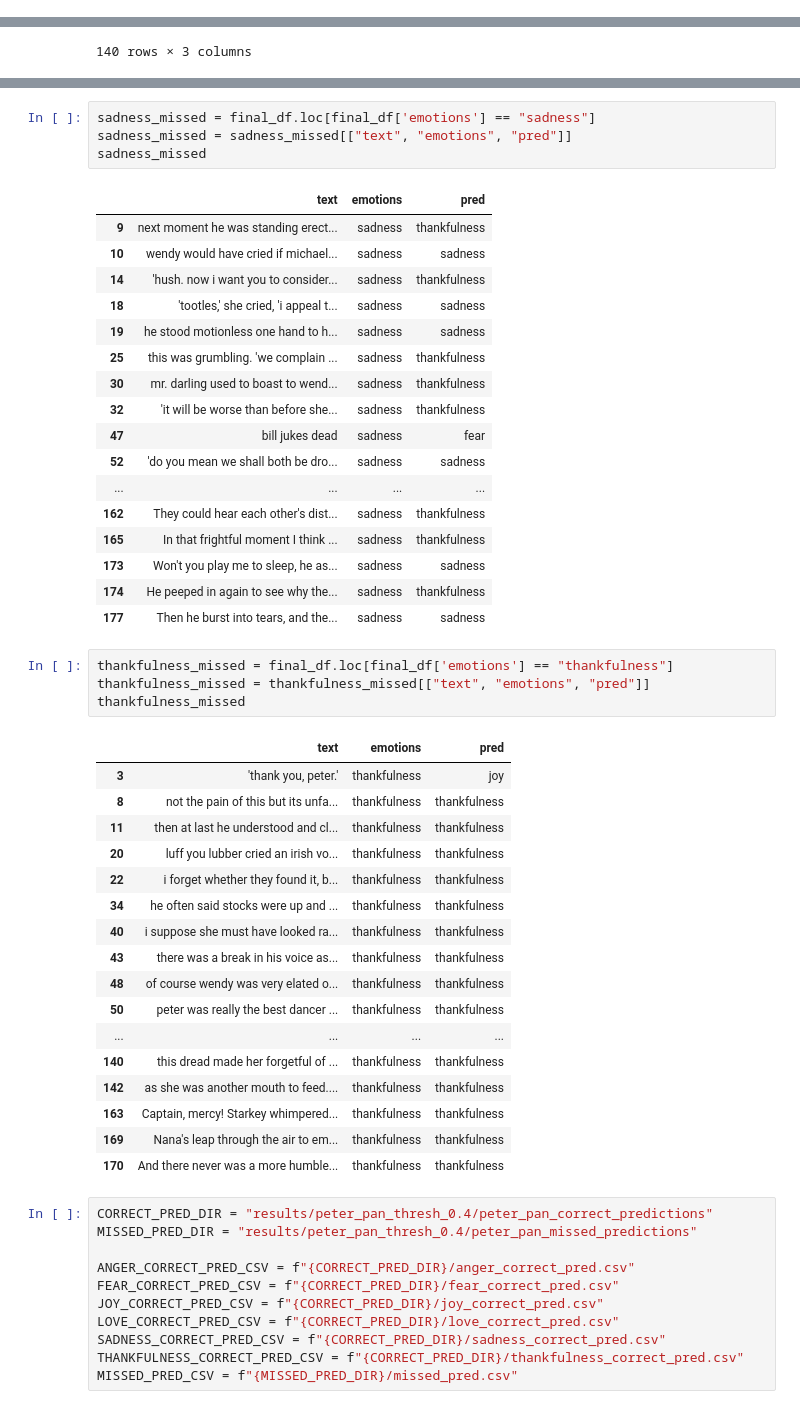
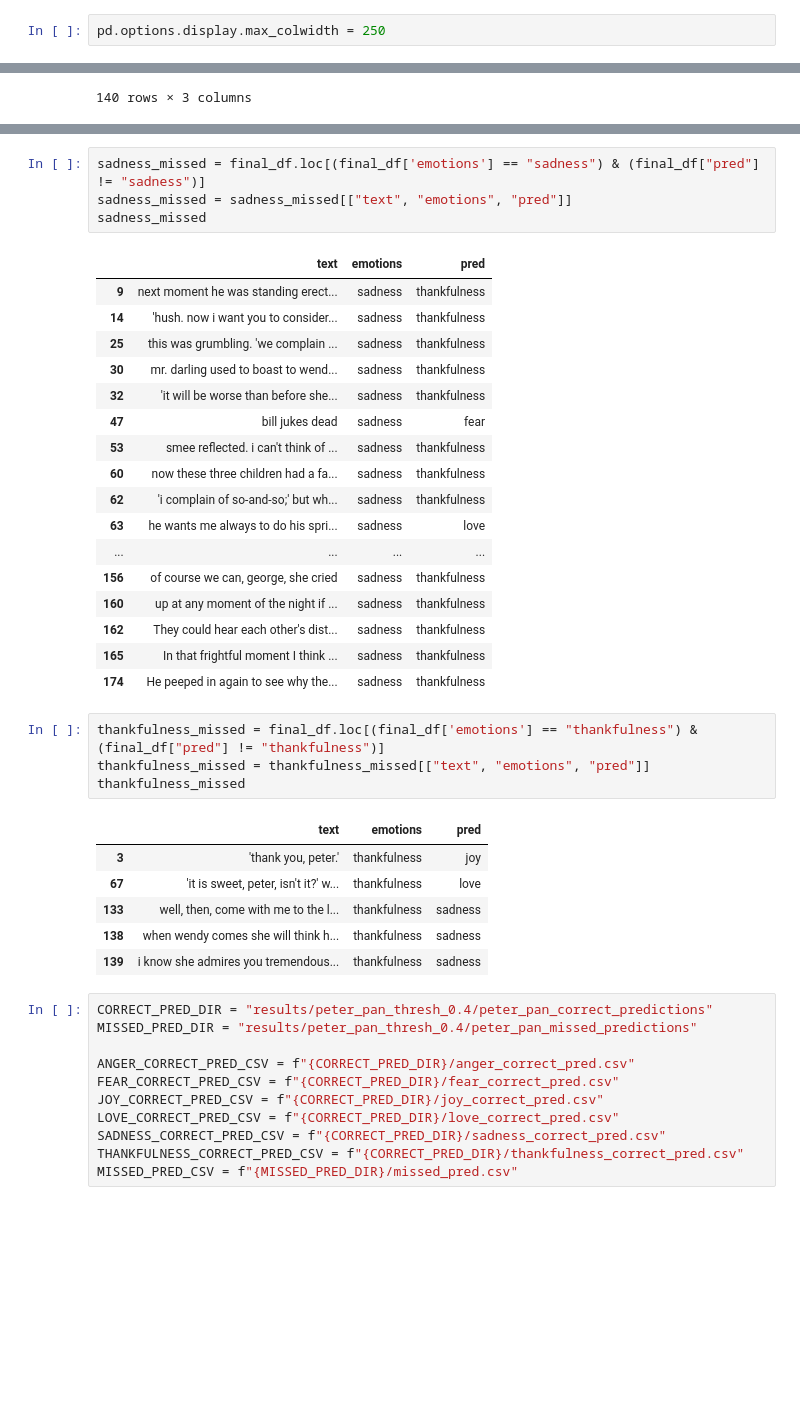
Before and after one commit to vinitshah24/Emotions-Detection-Text-RNN, a Jupyter notebook: peter_pan_emotions_thres_0.4.ipynb, the cells around one changed output, grey strips where cells are left out. Drawn from its saved outputs; the diff is of its cells as text; blank space fills up the shorter version.

```diff
--- a/peter_pan_emotions_thres_0.4.ipynb
+++ b/peter_pan_emotions_thres_0.4.ipynb
@@ -359,6 +359,8 @@ thankfulness       0.18      0.82      0.30        28
 weighted avg       0.23      0.23      0.17       181
 # %% [markdown]
 ## Exporting Results
+# %%
+pd.options.display.max_colwidth = 250
 # %%
 # pred_df[["text","pred"]].to_csv("results/peter_pan_emotions_predictions.csv", index=False)
 # %%
@@ -546,49 +554,38 @@ love_missed
 | 178 | I should love you in a beard; and... | love | sadness |
 | 179 | How lovely, cried Wendy so longin... | love | sadness |
 # %%
-sadness_missed = final_df.loc[final_df['emotions'] == "sadness"]
+sadness_missed = final_df.loc[(final_df['emotions'] == "sadness") & (final_df["pred"] != "sadness")]
 sadness_missed = sadness_missed[["text", "emotions", "pred"]]
 sadness_missed
 # %% [output]
 |  | text | emotions | pred |
 | 9 | next moment he was standing erect... | sadness | thankfulness |
-| 10 | wendy would have cried if michael... | sadness | sadness |
 | 14 | 'hush. now i want you to consider... | sadness | thankfulness |
-| 18 | 'tootles,' she cried, 'i appeal t... | sadness | sadness |
-| 19 | he stood motionless one hand to h... | sadness | sadness |
 | 25 | this was grumbling. 'we complain ... | sadness | thankfulness |
 | 30 | mr. darling used to boast to wend... | sadness | thankfulness |
 | 32 | 'it will be worse than before she... | sadness | thankfulness |
 | 47 | bill jukes dead | sadness | fear |
-| 52 | 'do you mean we shall both be dro... | sadness | sadness |
+| 53 | smee reflected. i can't think of ... | sadness | thankfulness |
+| 60 | now these three children had a fa... | sadness | thankfulness |
+| 62 | 'i complain of so-and-so;' but wh... | sadness | thankfulness |
+| 63 | he wants me always to do his spri... | sadness | love |
 | ... | ... | ... | ... |
+| 156 | of course we can, george, she cried | sadness | thankfulness |
+| 160 | up at any moment of the night if ... | sadness | thankfulness |
 | 162 | They could hear each other's dist... | sadness | thankfulness |
 | 165 | In that frightful moment I think ... | sadness | thankfulness |
-| 173 | Won't you play me to sleep, he as... | sadness | sadness |
 | 174 | He peeped in again to see why the... | sadness | thankfulness |
-| 177 | Then he burst into tears, and the... | sadness | sadness |
 # %%
-thankfulness_missed = final_df.loc[final_df['emotions'] == "thankfulness"]
+thankfulness_missed = final_df.loc[(final_df['emotions'] == "thankfulness") & (final_df["pred"] != "thankfulness")]
 thankfulness_missed = thankfulness_missed[["text", "emotions", "pred"]]
 thankfulness_missed
 # %% [output]
 |  | text | emotions | pred |
 | 3 | 'thank you, peter.' | thankfulness | joy |
-| 8 | not the pain of this but its unfa... | thankfulness | thankfulness |
-| 11 | then at last he understood and cl... | thankfulness | thankfulness |
-| 20 | luff you lubber cried an irish vo... | thankfulness | thankfulness |
-| 22 | i forget whether they found it, b... | thankfulness | thankfulness |
-| 34 | he often said stocks were up and ... | thankfulness | thankfulness |
-| 40 | i suppose she must have looked ra... | thankfulness | thankfulness |
-| 43 | there was a break in his voice as... | thankfulness | thankfulness |
-| 48 | of course wendy was very elated o... | thankfulness | thankfulness |
-| 50 | peter was really the best dancer ... | thankfulness | thankfulness |
-| ... | ... | ... | ... |
-| 140 | this dread made her forgetful of ... | thankfulness | thankfulness |
-| 142 | as she was another mouth to feed.... | thankfulness | thankfulness |
-| 163 | Captain, mercy! Starkey whimpered... | thankfulness | thankfulness |
-| 169 | Nana's leap through the air to em... | thankfulness | thankfulness |
-| 170 | And there never was a more humble... | thankfulness | thankfulness |
+| 67 | 'it is sweet, peter, isn't it?' w... | thankfulness | love |
+| 133 | well, then, come with me to the l... | thankfulness | sadness |
+| 138 | when wendy comes she will think h... | thankfulness | sadness |
+| 139 | i know she admires you tremendous... | thankfulness | sadness |
 # %%
 CORRECT_PRED_DIR = "results/peter_pan_thresh_0.4/peter_pan_correct_predictions"
 MISSED_PRED_DIR = "results/peter_pan_thresh_0.4/peter_pan_missed_predictions"
```
Also changed, not shown: parts of 10 cells of this notebook, 7 other files.
